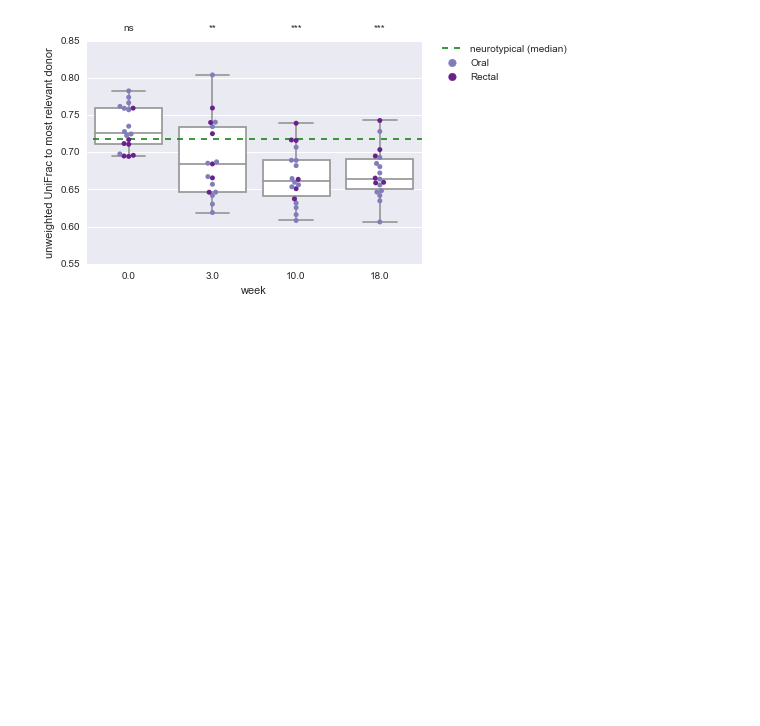
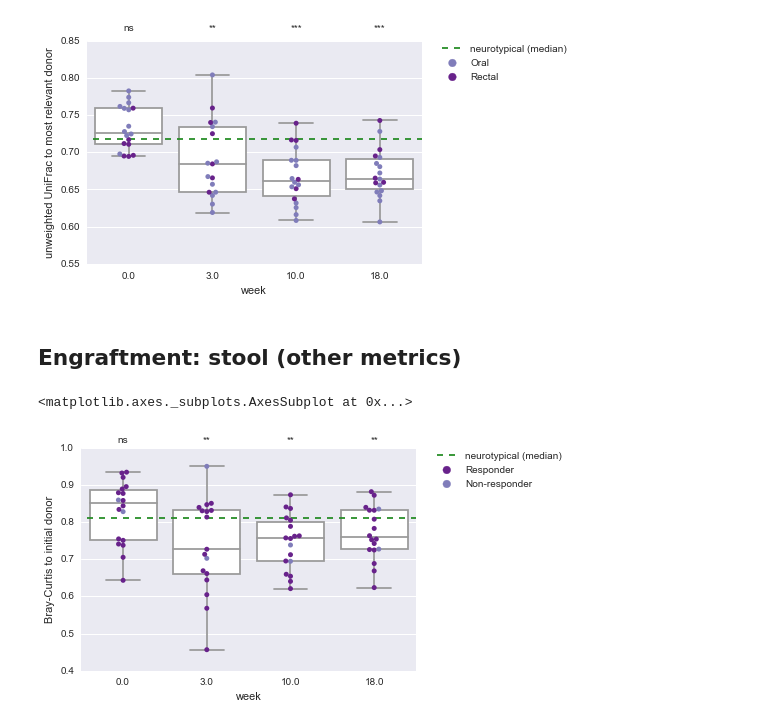
Before and after one commit to khemlalnirmalkar/autism-fmt1, a Jupyter notebook: engraftment.ipynb, the cells around one changed output. Drawn from its saved outputs; the diff is of its cells as text; code cells hidden in the pictures; blank space fills up the shorter version.

```diff
--- a/engraftment.ipynb
+++ b/engraftment.ipynb
@@ -151,3 +174,12 @@ asd.plot_week_data_with_stats(sample_md, sample_type='stool',
 # %% [output]
 <matplotlib.axes._subplots.AxesSubplot at 0x...>
 [figure]
+# %% [markdown]
+## Engraftment: stool (other metrics)
+# %%
+asd.plot_week_data_with_stats(sample_md, sample_type='stool',
+                          metric='Bray-Curtis to initial donor', hue='responder', one_tailed=True,
+                          hide_donor_baseline=True)
+# %% [output]
+<matplotlib.axes._subplots.AxesSubplot at 0x...>
+[figure, added]
```
Also changed, not shown: parts of 14 cells of this notebook.
